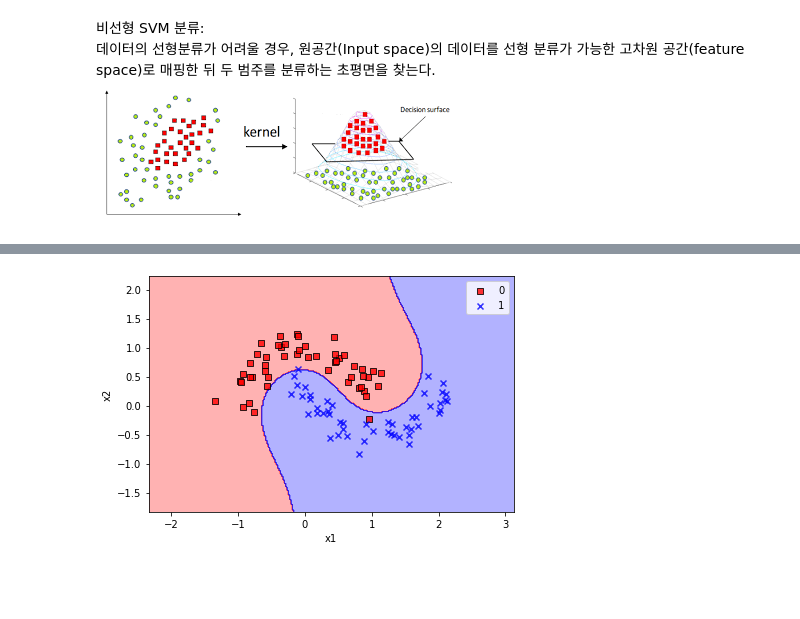
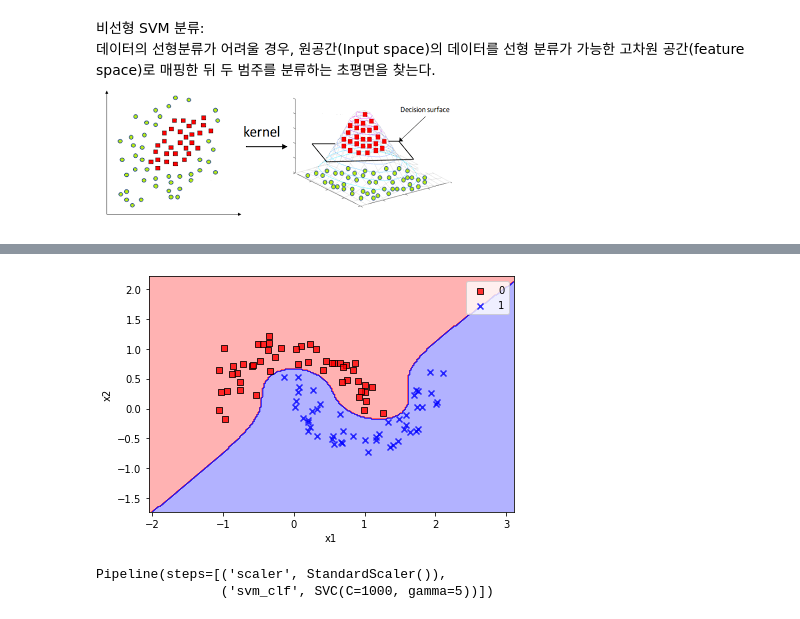
Before and after one commit to jerry-ryu/ML_beginning, a Jupyter notebook: 3.Classification.ipynb, the cells around one changed output, grey strips where cells are left out. Saved outputs shown, nothing was run; the diff lists cells and outputs as text; code cells hidden in the pictures; blank space fills up the shorter version.

```diff
--- a/3.Classification.ipynb
+++ b/3.Classification.ipynb
@@ -1692,26 +1693,26 @@ plt.show()
 # %%
 # 다항식 커널을 사용하여 SVM 활용하기 (moon)
 from sklearn.svm import SVC
 poly_kernel_svm_clf = Pipeline([
                                 ("scaler", StandardScaler()),
-                                ("svm_clf", SVC(kernel="poly", degree=3, coef0=1, C = 5))
+                                ("svm_clf", SVC(kernel="poly", degree=6, coef0=1, C = 5))
 ])
 
 poly_kernel_svm_clf.fit(X,y)
 
-plot_decision_regions(X, y,classifier = polynomial_svm_clf)
+plot_decision_regions(X, y,classifier = poly_kernel_svm_clf)
 plt.xlabel("x1")
 plt.ylabel("x2")
 plt.legend(loc = 'best')
 plt.tight_layout()
 plt.show()
 
 ## 다항식 커널: (a X b  + r)^d
 ## a, b는 분류해야하는 두개의 서로 다른 데이터 포인트
 ## r은 다항식의 계수 결정
 ## d는 다항식의 차수 결정
 ## 데이터 포인트의 내적을 수행하여 특성 추가 없이 데이터에 대한 고차원 좌표 제공
 ## 모델이 과대적합이면 다항식의 차수를 줄여야한다
 ## coef0 = r 은 모델이 높은 차수나 낮은 차수에 얼마나 영향을 받을지 조절한다
 # %% [output]
-[figure, old version]
+[figure, new version]
@@ -1719,0 +1719,13 @@ plt.show()
+# %%
+# Gaussian kernel을 사용하여 SVM 활용하기 gamma = 5, C = 1000 (moon)
+## 가우시안 RBF(방사 기저 함수): exp(-gamma||x_1-x_2||^2)
+## -> 테일러 급수 전개를 활용하여 가우시안 커널이 무한차원으로의 사영임을 증명 할수 있음
+
+rbf_kernel_svm_clf = Pipeline([
+                               ("scaler", StandardScaler()),
+                               ("svm_clf", SVC(kernel="rbf", gamma = 5, C = 1000))
+])
+rbf_kernel_svm_clf.fit(X,y)
+# %% [output]
+Pipeline(steps=[('scaler', StandardScaler()),
+                ('svm_clf', SVC(C=1000, gamma=5))])
```
Also changed, not shown: parts of 48 cells of this notebook.
